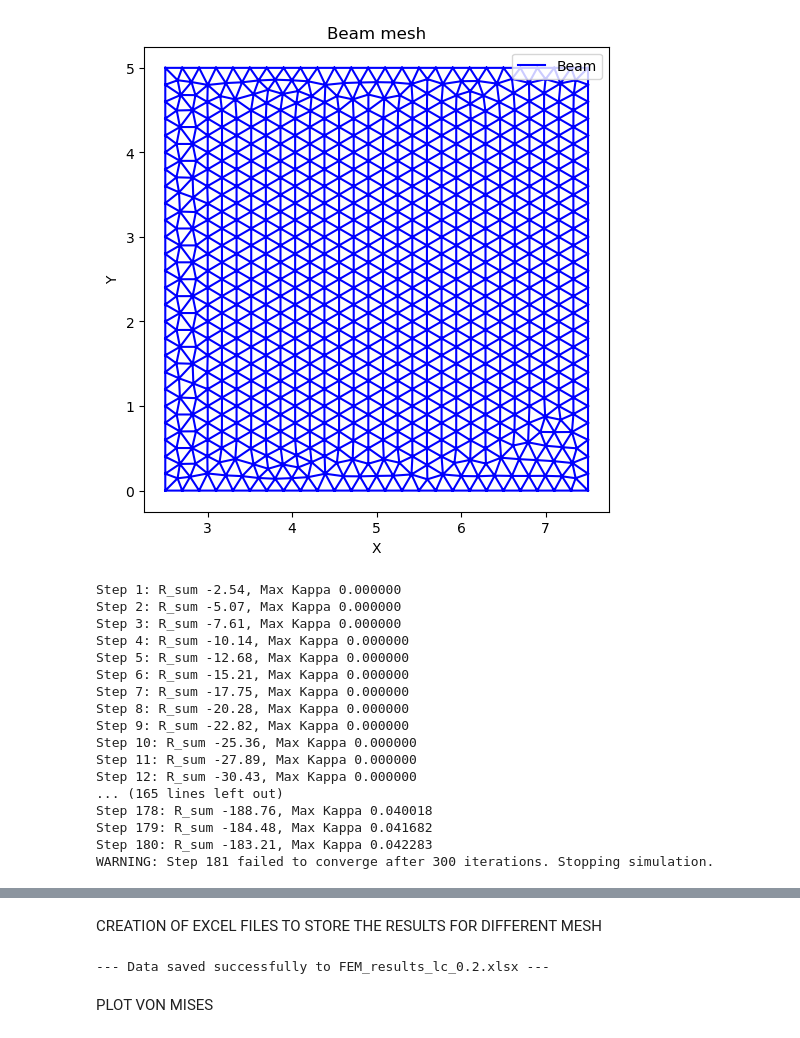
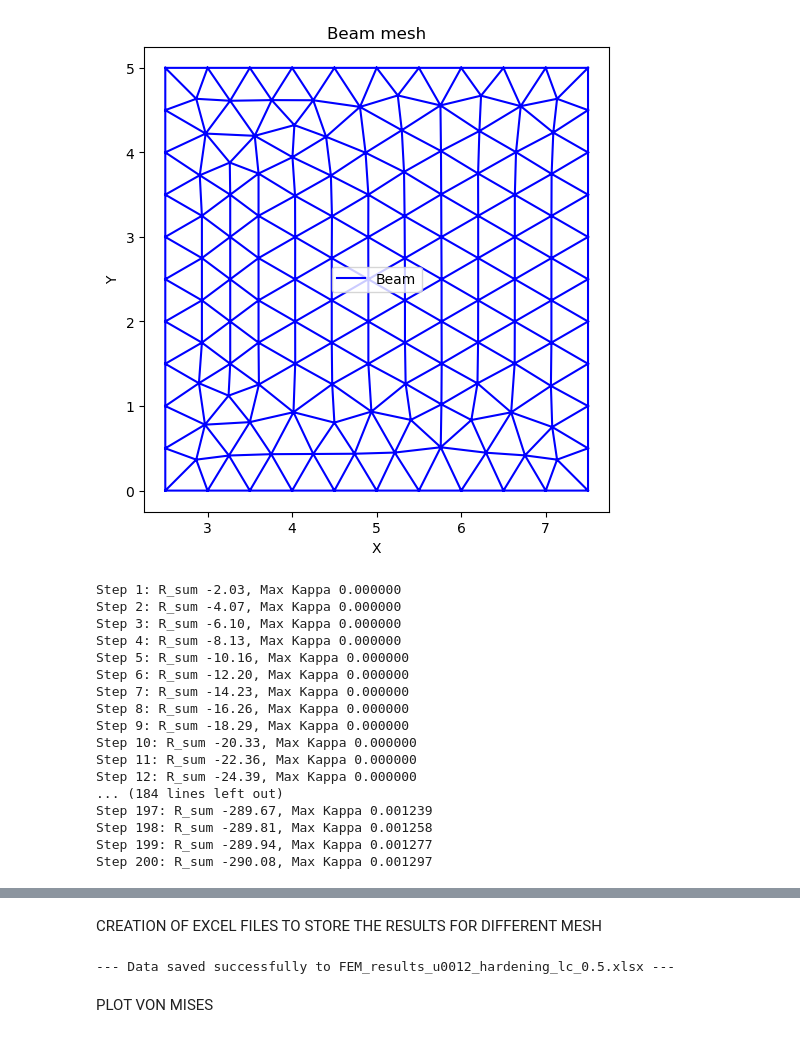
Before and after one commit to thomaitz/Nonlinear-FEM-Elastoplasticity-Softening, a Jupyter notebook: simplified_plasticity_softening_code.ipynb, the cells around one changed output, grey strips where cells are left out. Saved outputs shown, nothing was run; the diff lists cells and outputs as text; code cells hidden in the pictures.

```diff
--- a/simplified_plasticity_softening_code.ipynb
+++ b/simplified_plasticity_softening_code.ipynb
@@ -8,7 +8,7 @@ import os
 gmsh.initialize()
 gmsh.model.add("beam_only")
 # Mesh size
-lc = 0.2 #[mm]
+lc = 0.5 #[mm]
 
 # Beam geometry
 beam_width  = 5     # width in x [mm]
@@ -68,8 +68,6 @@ def get_elements_of_physical_group(dim, tag):
     return np.concatenate(all_elements) if all_elements else np.array([])
 
 elements_beam = get_elements_of_physical_group(2, 1)
-
-
 
 
 
@@ -176,7 +174,7 @@ fixed_dofs = np.concatenate((bottom_x_dofs, bottom_y_dofs)) # Clamped end
 free_dofs = np.setdiff1d(np.arange(num_dofs), np.union1d(fixed_dofs, disp_dofs))
 
 # Load Control
-u_max = -0.015
+u_max = -0.012
 num_steps = 200
 sum_R = np.zeros(num_steps); sum_du = np.zeros(num_steps)
 
@@ -270,48 +268,48 @@ for step in range(num_steps):
         R_final = np.zeros(num_dofs)
         for e in range(n_elem):
             n1, n2, n3 = (elements_beam[e] - 1).astype(int); edof = np.array([2*n1, 2*n1 + 1, 2*n2, 2*n2 + 1, 2*n3, 2*n3 + 1])
             element_coord = np.array([[node_coords[n1, 0], node_coords[n2, 0], node_coords[n3, 0]], [node_coords[n1, 1], node_coords[n2, 1], node_coords[n3, 1]]])
             B_e = B_matrix(element_coord); A = jacobian(element_coord) / 2.0
             f_int_e = B_e.T @ current_stress_per_element[e] * A
             for i_local in range(6): R_final[edof[i_local]] -= f_int_e[i_local]
 
             current_strain_per_element[e] = B_e @ U[edof]
 
         # Store Reaction Force
         resultant_vertical_reaction = np.sum(R_final[bottom_y_dofs])
 
         sum_R[step] = resultant_vertical_reaction
         sum_du[step] = u_step
         print(f"Step {step+1}: R_sum {resultant_vertical_reaction:.2f}, Max Kappa {kappa.max():.6f}")
 
     else:
         print(f"WARNING: Step {step+1} failed to converge after {max_iter} iterations. Stopping simulation.")
         sum_R = sum_R[:step]; sum_du = sum_du[:step]; break
 
 # --- PLOTTING ---
 plt.figure(figsize=(8, 6));
 plt.plot(abs(sum_du), abs(sum_R), color='darkred', linewidth=2);
 plt.title(f'Force-Displacement Curve (E={E:.0f}, Et={Et:.0f} Softening)');
 plt.xlabel('Imposed Displacement $u_R$ (mm )');
 plt.ylabel('Resultant Vertical Reaction $R$ (N )');
 plt.grid(True, linestyle='--', alpha=0.7);
 plt.show()
 # %% [output]
-[figure, old version]
+[figure, new version]
-Step 1: R_sum -2.54, Max Kappa 0.000000
-Step 2: R_sum -5.07, Max Kappa 0.000000
-Step 3: R_sum -7.61, Max Kappa 0.000000
-Step 4: R_sum -10.14, Max Kappa 0.000000
-Step 5: R_sum -12.68, Max Kappa 0.000000
-Step 6: R_sum -15.21, Max Kappa 0.000000
-Step 7: R_sum -17.75, Max Kappa 0.000000
-Step 8: R_sum -20.28, Max Kappa 0.000000
-Step 9: R_sum -22.82, Max Kappa 0.000000
-Step 10: R_sum -25.36, Max Kappa 0.000000
-Step 11: R_sum -27.89, Max Kappa 0.000000
-Step 12: R_sum -30.43, Max Kappa 0.000000
-... (165 lines left out)
-Step 178: R_sum -188.76, Max Kappa 0.040018
-Step 179: R_sum -184.48, Max Kappa 0.041682
-Step 180: R_sum -183.21, Max Kappa 0.042283
-WARNING: Step 181 failed to converge after 300 iterations. Stopping simulation.
+Step 1: R_sum -2.03, Max Kappa 0.000000
+Step 2: R_sum -4.07, Max Kappa 0.000000
+Step 3: R_sum -6.10, Max Kappa 0.000000
+Step 4: R_sum -8.13, Max Kappa 0.000000
+Step 5: R_sum -10.16, Max Kappa 0.000000
+Step 6: R_sum -12.20, Max Kappa 0.000000
+Step 7: R_sum -14.23, Max Kappa 0.000000
+Step 8: R_sum -16.26, Max Kappa 0.000000
+Step 9: R_sum -18.29, Max Kappa 0.000000
+Step 10: R_sum -20.33, Max Kappa 0.000000
+Step 11: R_sum -22.36, Max Kappa 0.000000
+Step 12: R_sum -24.39, Max Kappa 0.000000
+... (184 lines left out)
+Step 197: R_sum -289.67, Max Kappa 0.001239
+Step 198: R_sum -289.81, Max Kappa 0.001258
+Step 199: R_sum -289.94, Max Kappa 0.001277
+Step 200: R_sum -290.08, Max Kappa 0.001297
@@ -365,7 +363,7 @@ df_kappa = pd.DataFrame(
 
 
 # ---------- SAVE EVERYTHING TO ONE EXCEL FILE ----------
-filename = f"FEM_results_lc_{lc}.xlsx"
+filename = f"FEM_results_u0012_hardening_lc_{lc}.xlsx"
 
 with pd.ExcelWriter(filename, engine="openpyxl") as writer:
     df_nodes.to_excel(writer, sheet_name="Nodes", index=False)
@@ -377,7 +375,7 @@ with pd.ExcelWriter(filename, engine="openpyxl") as writer:
 
 print(f"\n--- Data saved successfully to {filename} ---")
 # %% [output]
---- Data saved successfully to FEM_results_lc_0.2.xlsx ---
+--- Data saved successfully to FEM_results_u0012_hardening_lc_0.5.xlsx ---
 # %% [markdown]
 PLOT VON MISES
 # %%
```
Also changed, not shown: parts of 3 cells of this notebook, 7 other files.
